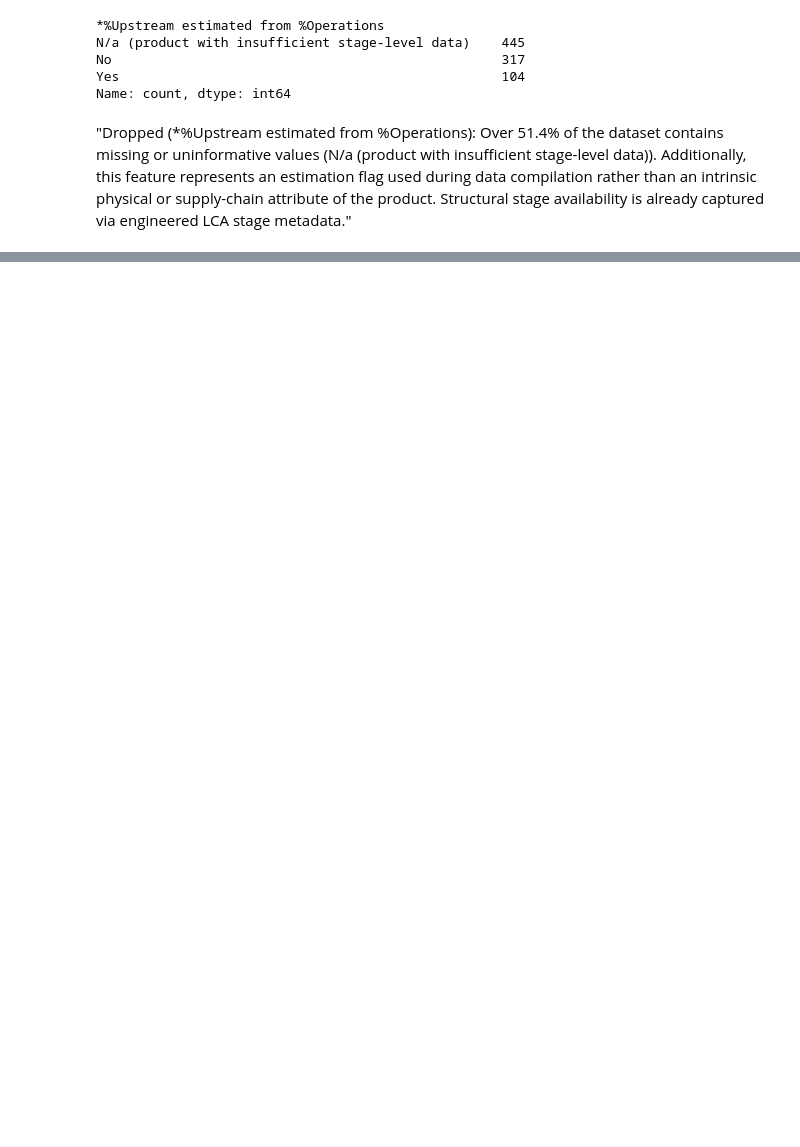
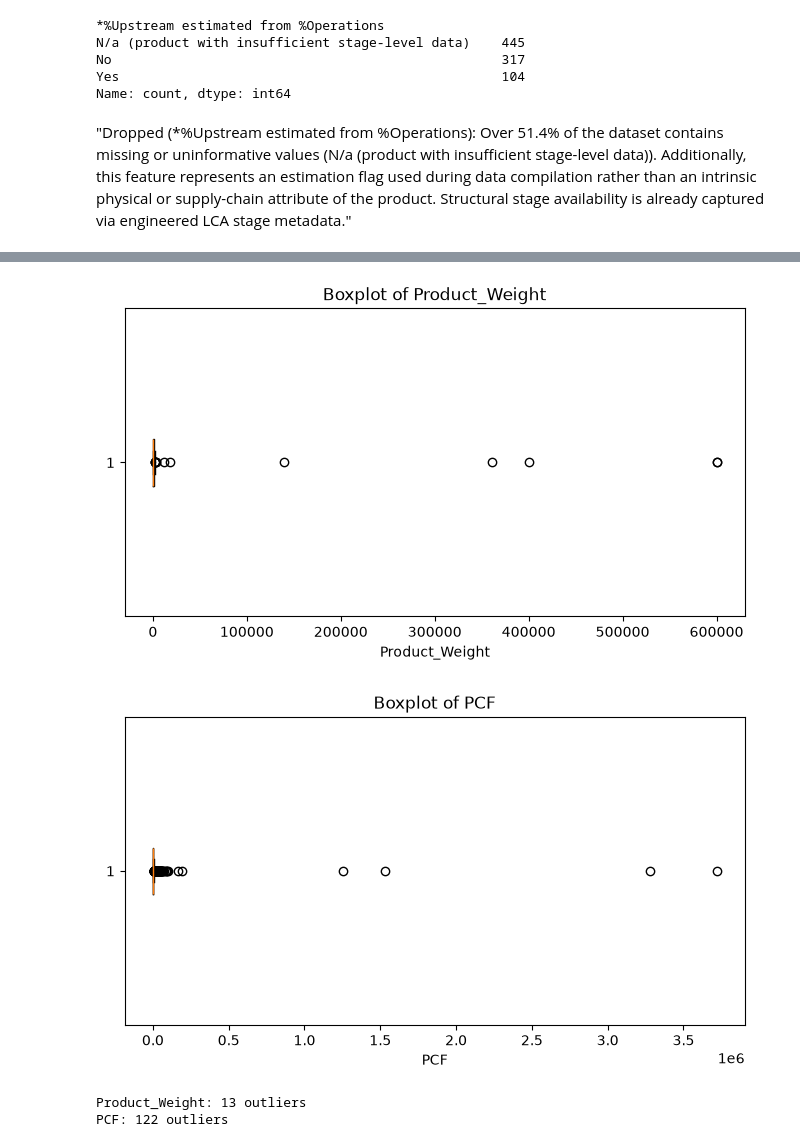
Before and after one commit to samina265/pcf-quality-framework, a Jupyter notebook: BEACON-PCF/notebooks/pre-eng (1).ipynb, the cells around one changed output, grey strips where cells are left out. Cells and saved outputs as stored; diff of their text form; code cells hidden in the pictures; blank space fills up the shorter version.

```diff
--- a/BEACON-PCF/notebooks/pre-eng (1).ipynb
+++ b/BEACON-PCF/notebooks/pre-eng (1).ipynb
@@ -312,0 +235,12 @@ Name: count, dtype: int64
+# %%
+
+productclean_df = product_df[[
+    "Year",
+    "Stage_Level_CO2e_Available",
+    "Country",
+    "Industry",
+    "Sector",
+    "Product_Weight",
+    "PCF_Protocol",
+    "PCF"
+]].copy()
@@ -312,0 +329,5 @@ Name: count, dtype: int64
+# %%
+outlier_cols = [
+    "Product_Weight",
+    "PCF",
+]
@@ -312,0 +346,29 @@ Name: count, dtype: int64
+# %%
+
+
+for col in outlier_cols:
+    plt.figure(figsize=(8,4))
+    plt.boxplot(productclean_df[col].dropna(), vert=False)
+    plt.title(f"Boxplot of {col}")
+    plt.xlabel(col)
+    plt.show()
+# %% [output]
+[figure, added]
+[figure, added]
+# %%
+def outlier_count(series):
+    Q1 = series.quantile(0.25)
+    Q3 = series.quantile(0.75)
+    IQR = Q3 - Q1
+
+    lower = Q1 - 1.5 * IQR
+    upper = Q3 + 1.5 * IQR
+
+    return ((series < lower) | (series > upper)).sum()
+
+
+for col in outlier_cols:
+    print(f"{col}: {outlier_count(productclean_df[col])} outliers")
+# %% [output]
+Product_Weight: 13 outliers
+PCF: 122 outliers
```
Also changed, not shown: parts of 27 cells of this notebook, 3 other files.
